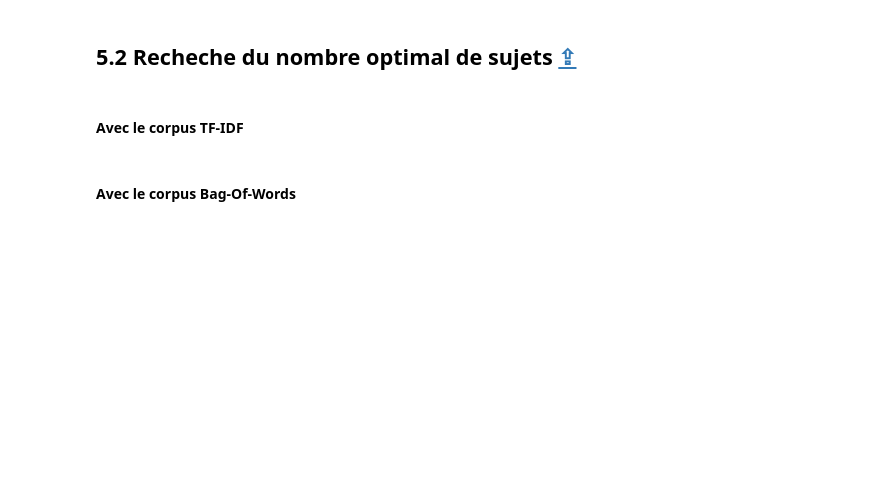
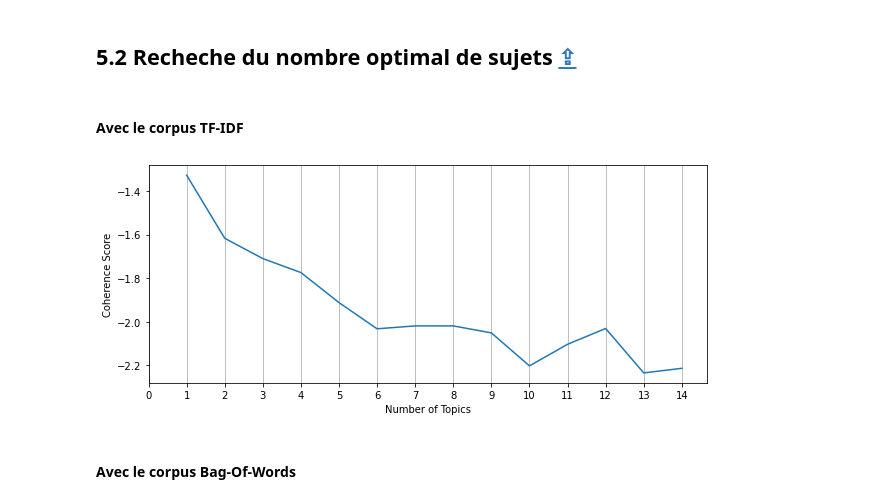
Before and after one commit to Valkea/OC_AI_06, a Jupyter notebook: 01_EDA.ipynb, the cells around one changed output. Cells and saved outputs as stored; diff of their text form; code cells hidden in the pictures; blank space fills up the shorter version.

```diff
--- a/01_EDA.ipynb
+++ b/01_EDA.ipynb
@@ -959,20 +960,22 @@ nmf = Nmf(common_corpus, num_topics=10)
 #### Avec le corpus TF-IDF
 # %%
 score = []
-max_topics = 7
+max_topics = 15
 for i in tqdm(range(1,max_topics,1)):
     nmf_model = Nmf(corpus=corpus_tfidf, num_topics=i, id2word=dictionary, passes=10, random_state=random_seed)
     #nmf_model = Nmf(corpus=corpus_tfidf, num_topics=i, passes=10, random_state=random_seed)
     cm = CoherenceModel(model=nmf_model, corpus=corpus_tfidf, dictionary=dictionary, coherence='u_mass')
     score.append(cm.get_coherence())
 
 plt.figure(figsize=(10, 4))
 plt.plot(range(1,max_topics), score)
 plt.gca().xaxis.grid(True)
 plt.xlabel('Number of Topics')
 plt.ylabel('Coherence Score')
 plt.xticks(range(0,max_topics))
 plt.show()
+# %% [output]
+[figure, added]
 # %% [markdown]
 #### Avec le corpus Bag-Of-Words
 # %%
```
Also changed, not shown: parts of 18 cells of this notebook.
